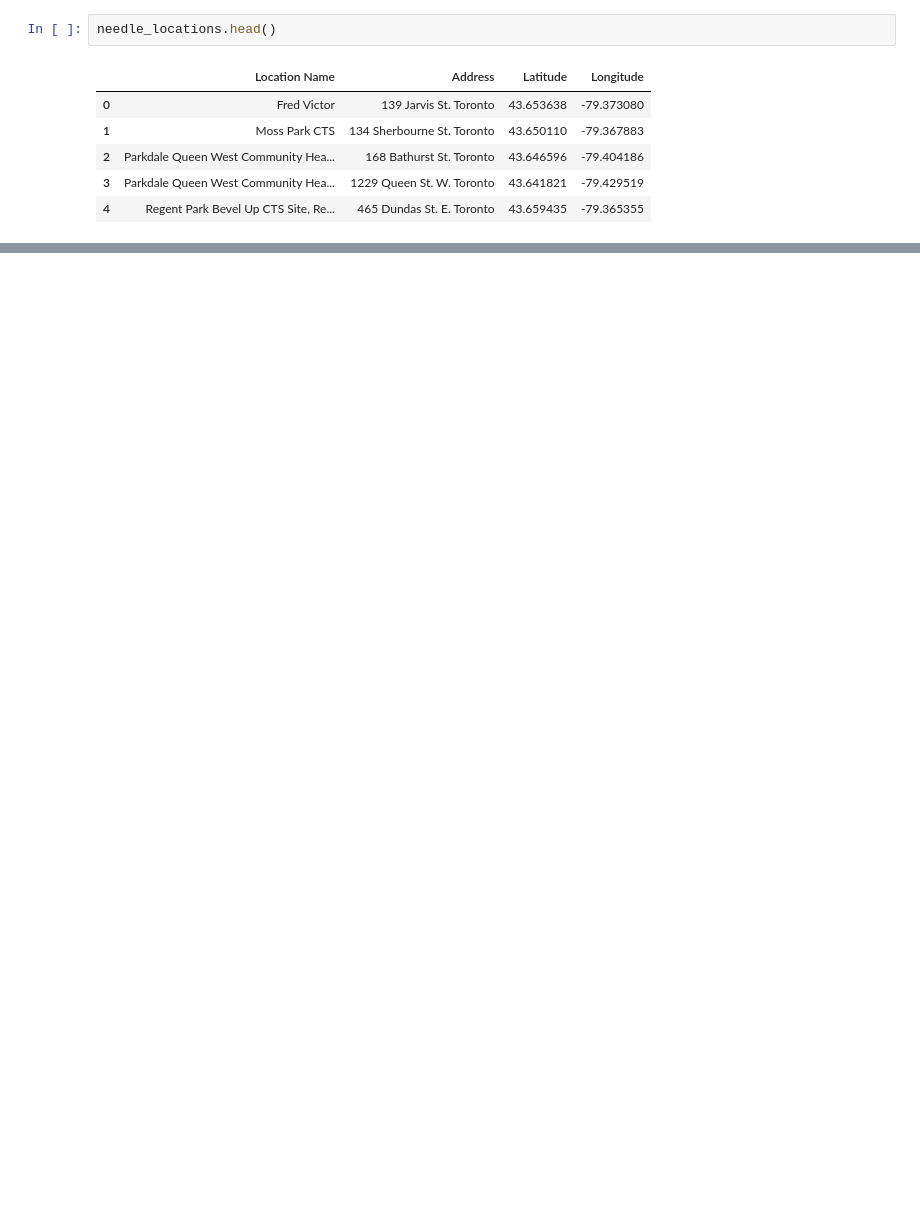
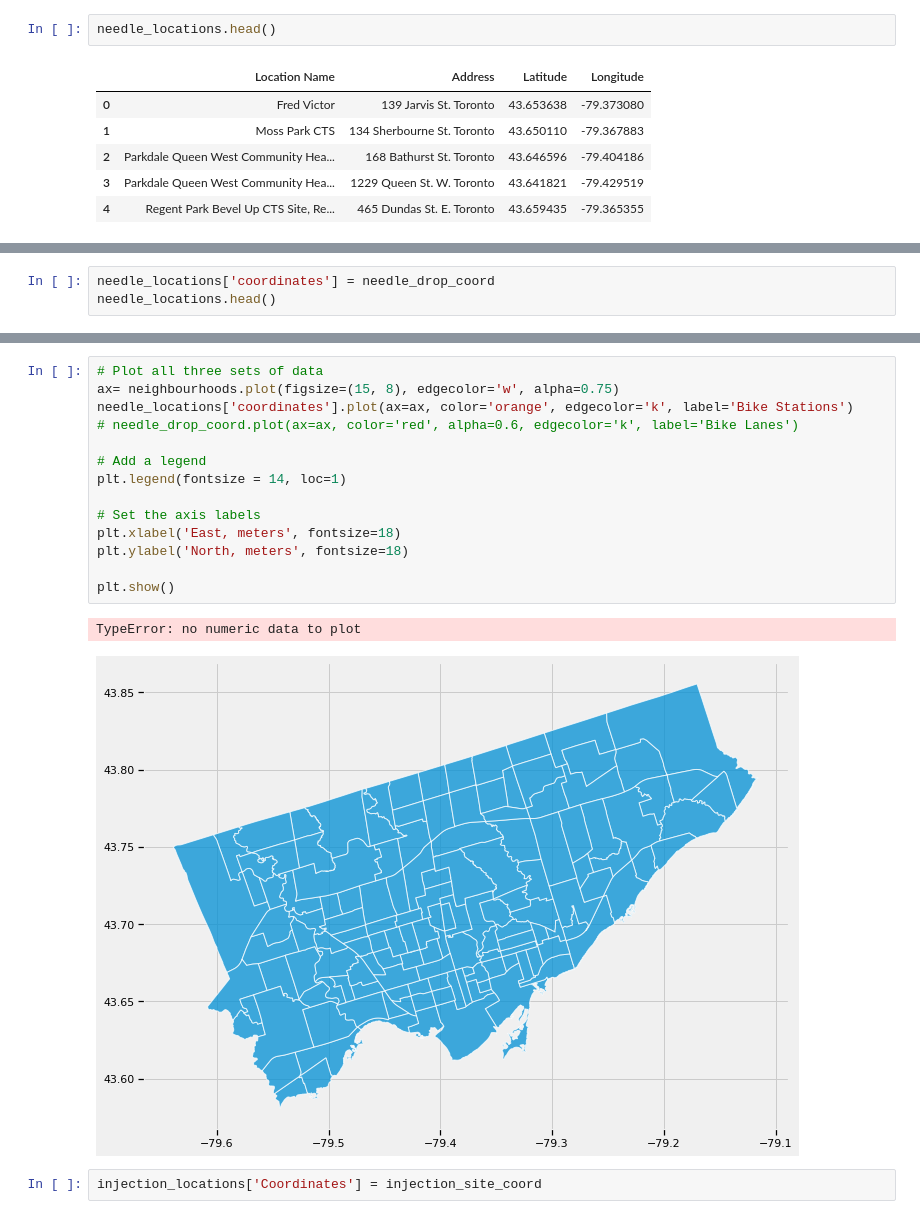
Before and after one commit to jayshah2111/team-algorithm-avengers, a Jupyter notebook: Injection_site_maps.ipynb, the cells around one changed output, grey strips where cells are left out. Cells and saved outputs as stored; diff of their text form; blank space fills up the shorter version.

```diff
--- a/Injection_site_maps.ipynb
+++ b/Injection_site_maps.ipynb
@@ -154,0 +159,3 @@ map
+# %%
+needle_locations['coordinates'] = needle_drop_coord
+needle_locations.head()
@@ -154,0 +193,19 @@ map
+# %%
+# Plot all three sets of data
+ax= neighbourhoods.plot(figsize=(15, 8), edgecolor='w', alpha=0.75)
+needle_locations['coordinates'].plot(ax=ax, color='orange', edgecolor='k', label='Bike Stations')
+# needle_drop_coord.plot(ax=ax, color='red', alpha=0.6, edgecolor='k', label='Bike Lanes')
+
+# Add a legend
+plt.legend(fontsize = 14, loc=1)
+
+# Set the axis labels
+plt.xlabel('East, meters', fontsize=18)
+plt.ylabel('North, meters', fontsize=18)
+
+plt.show()
+# %% [output]
+TypeError: no numeric data to plot
+[figure, added]
+# %%
+injection_locations['Coordinates'] = injection_site_coord
```
Also changed, not shown: parts of 8 cells of this notebook, 5 other files.
